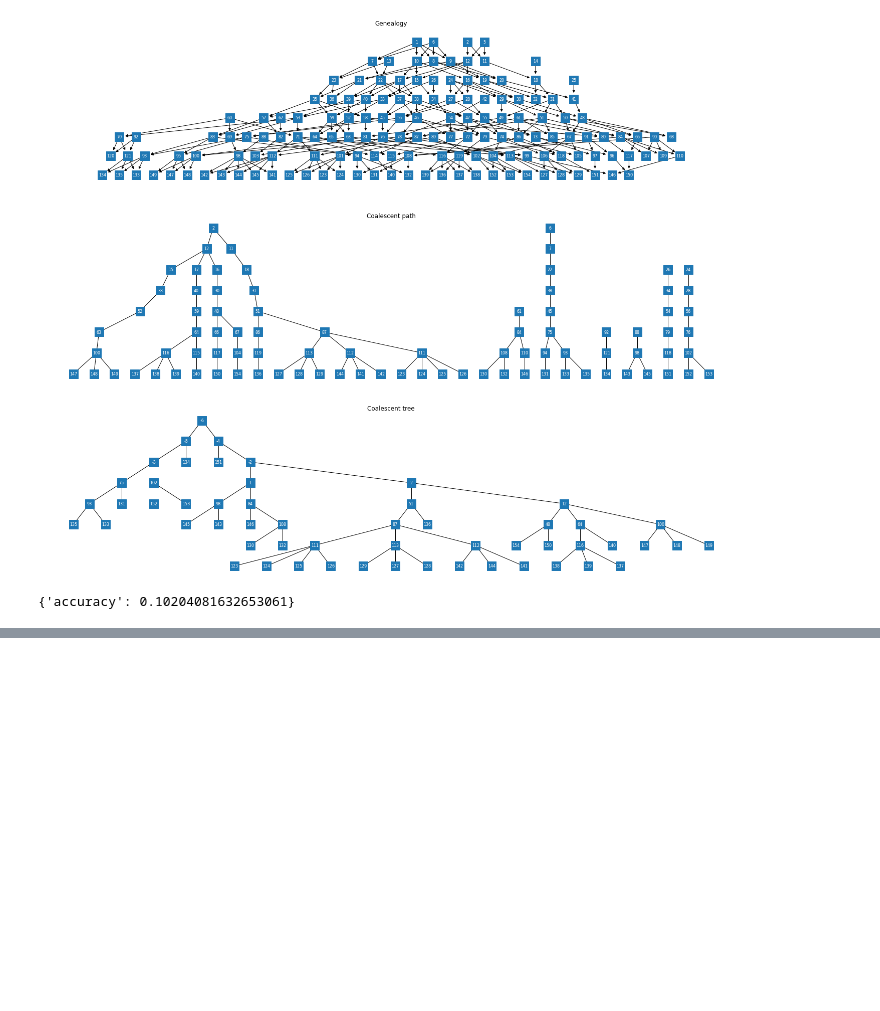
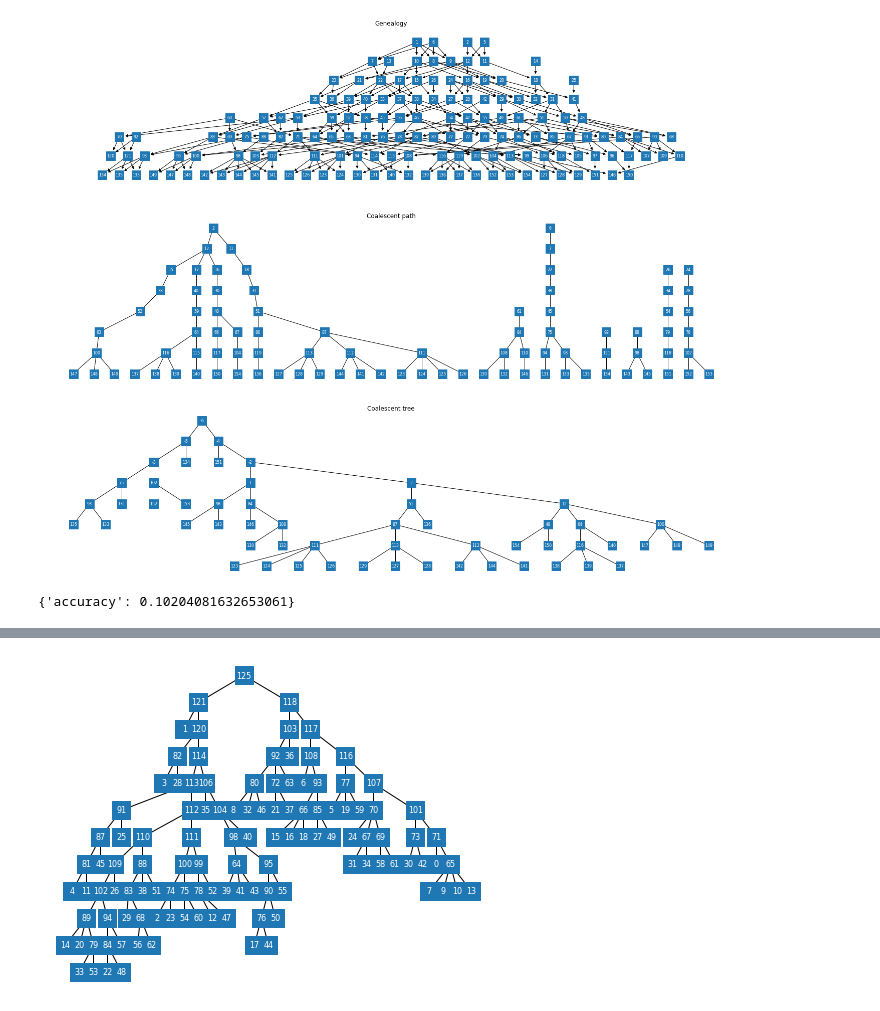
Before and after one commit to ivan-krukov/aligning-genealogies, a Jupyter notebook: notebooks/Experiments.ipynb, the cells around one changed output, grey strips where cells are left out. Drawn from its saved outputs; the diff is of its cells as text; code cells hidden in the pictures; blank space fills up the shorter version.

```diff
--- a/notebooks/Experiments.ipynb
+++ b/notebooks/Experiments.ipynb
@@ -60,0 +77,6 @@ len(ped.probands())
+# %%
+fig, ax = plt.subplots(figsize=(8, 6))
+
+traversals[0].draw(ax=ax)
+# %% [output]
+[figure, added]
```
Also changed, not shown: parts of 3 cells of this notebook, 1 other file.
